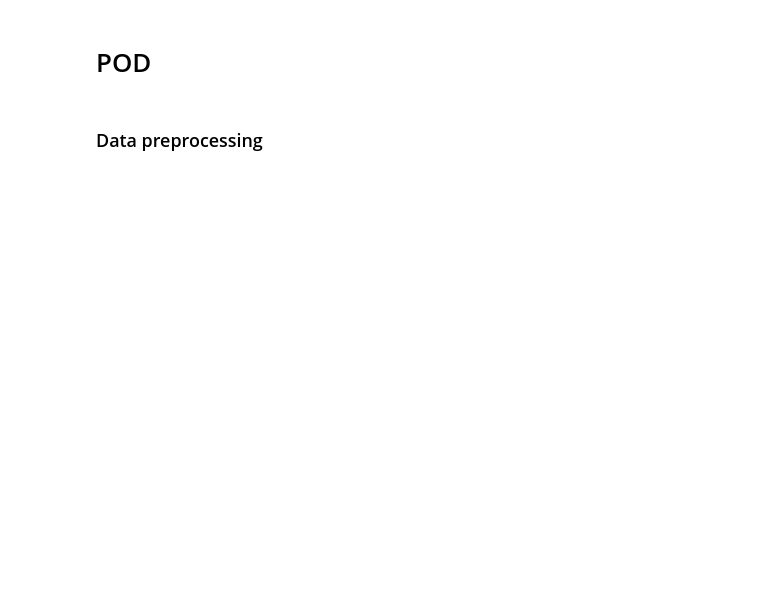
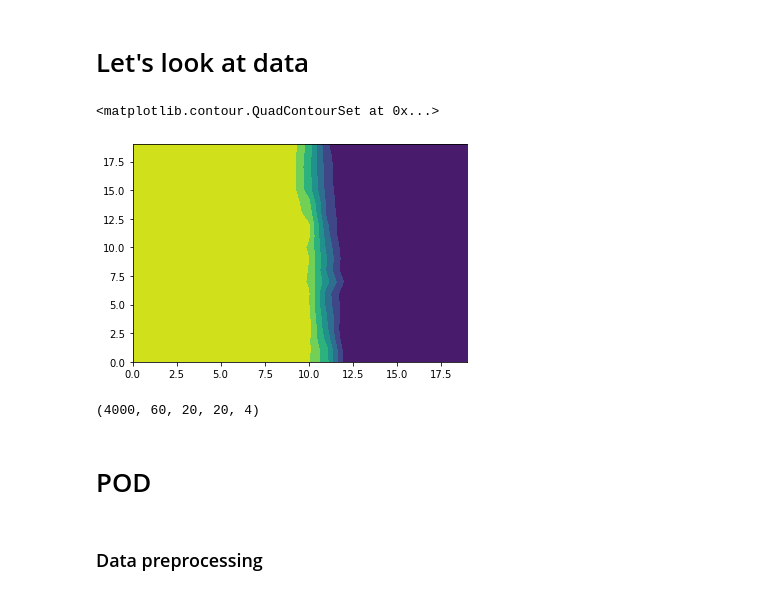
Before and after one commit to acse-zrw20/DD-GAN-AE, a Jupyter notebook: examples/basic_usage_sf.ipynb, the cells around one changed output. Drawn from its saved outputs; the diff is of its cells as text; code cells hidden in the pictures; blank space fills up the shorter version.

```diff
--- a/examples/basic_usage_sf.ipynb
+++ b/examples/basic_usage_sf.ipynb
@@ -13,3 +36,26 @@ from sklearn.model_selection import train_test_split
+# %% [markdown]
+# Let's look at data
+# %%
+grids = np.load("./../submodules/DD-GAN/data/processed/sf_snapshots_200timesteps_rand.npy")
+# %%
+# Set all >0 to 0 and all <1 to 1 for alpha field
+grids[:,:,:,:,3][np.where(grids[:,:,:,:,3] < 0)] = 0
+grids[:,:,:,:,3][np.where(grids[:,:,:,:,3] > 1)] = 1
+# %%
+# Rescale all the velocity fields
+scaler = MinMaxScaler()
+grids[:,:,:,:,:3] = scaler.fit_transform(grids[:,:,:,:,:3].reshape(-1, 1)).reshape(grids[:,:,:,:,:3].shape)
+# %%
+grid = grids[3000, 10, :, :, 3]
+fig, ax = plt.subplots()
+ax.contourf(grid)
+# %% [output]
+<matplotlib.contour.QuadContourSet at 0x...>
+[figure, added]
+# %%
+grids.shape
+# %% [output]
+(4000, 60, 20, 20, 4)
 # %% [markdown]
 # POD
 # %% [markdown]
```
Also changed, not shown: parts of 39 cells of this notebook, 25 other files.
